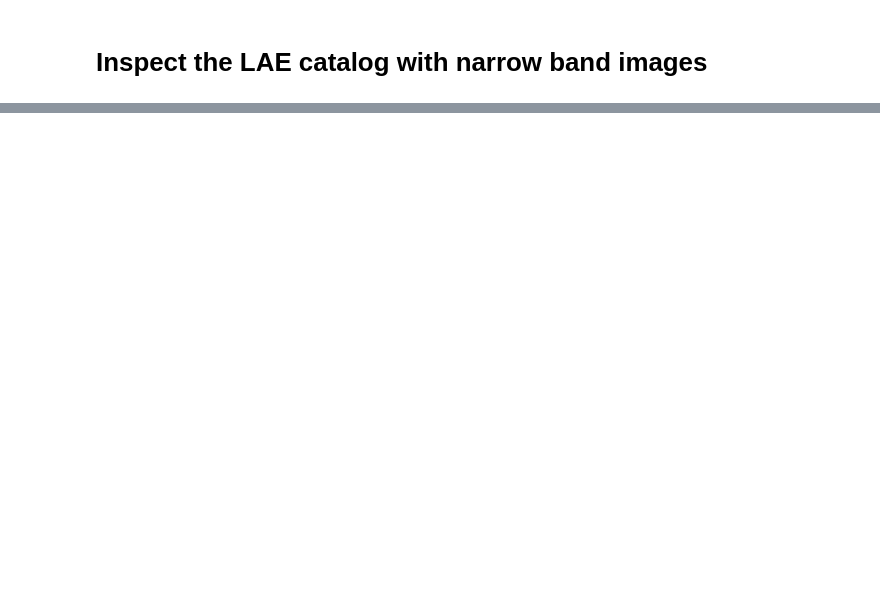
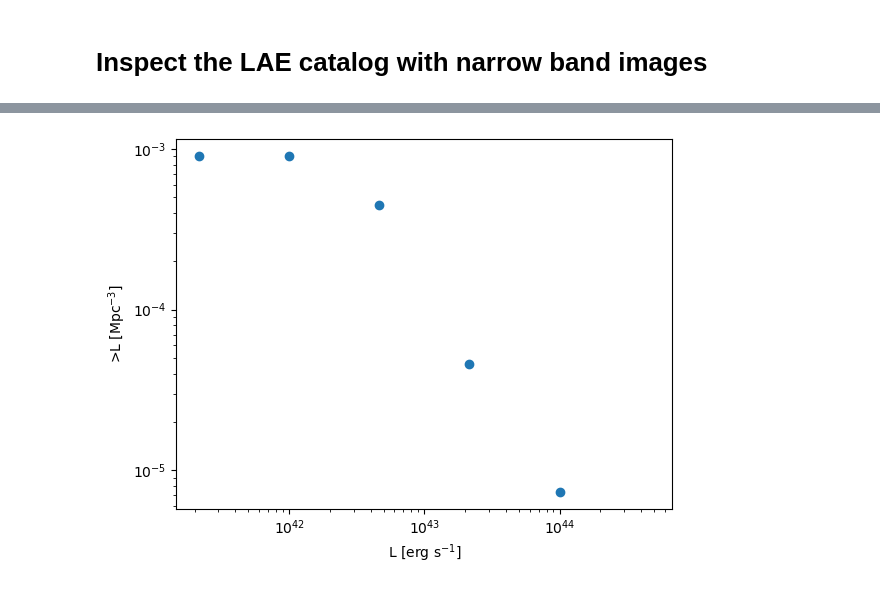
Before and after one commit to BGrashey/Master, a Jupyter notebook: notebooks/prepare_catalog.ipynb, the cells around one changed output, grey strips where cells are left out. Saved outputs shown, nothing was run; the diff lists cells and outputs as text; code cells hidden in the pictures; blank space fills up the shorter version.

```diff
--- a/notebooks/prepare_catalog.ipynb
+++ b/notebooks/prepare_catalog.ipynb
@@ -75,0 +124,17 @@ plot_cutout_grid(
+# %%
+valid = np.isfinite(phi)
+
+log_edges = np.log10(bin_edges)
+delta_log_lum = np.diff(log_edges)
+
+phi_per_bin = np.where(valid, phi * delta_log_lum, 0.0)
+cummulative = np.cumsum(phi_per_bin[::-1])[::-1]
+
+plt.scatter(bins, cummulative)
+plt.xscale("log")
+plt.yscale("log")
+plt.ylabel(r">L [Mpc$^{-3}$]")
+plt.xlabel("L [erg s$^{-1}$]")
+plt.show()
+# %% [output]
+[figure, added]
```
Also changed, not shown: parts of 12 cells of this notebook, 6 other files.
